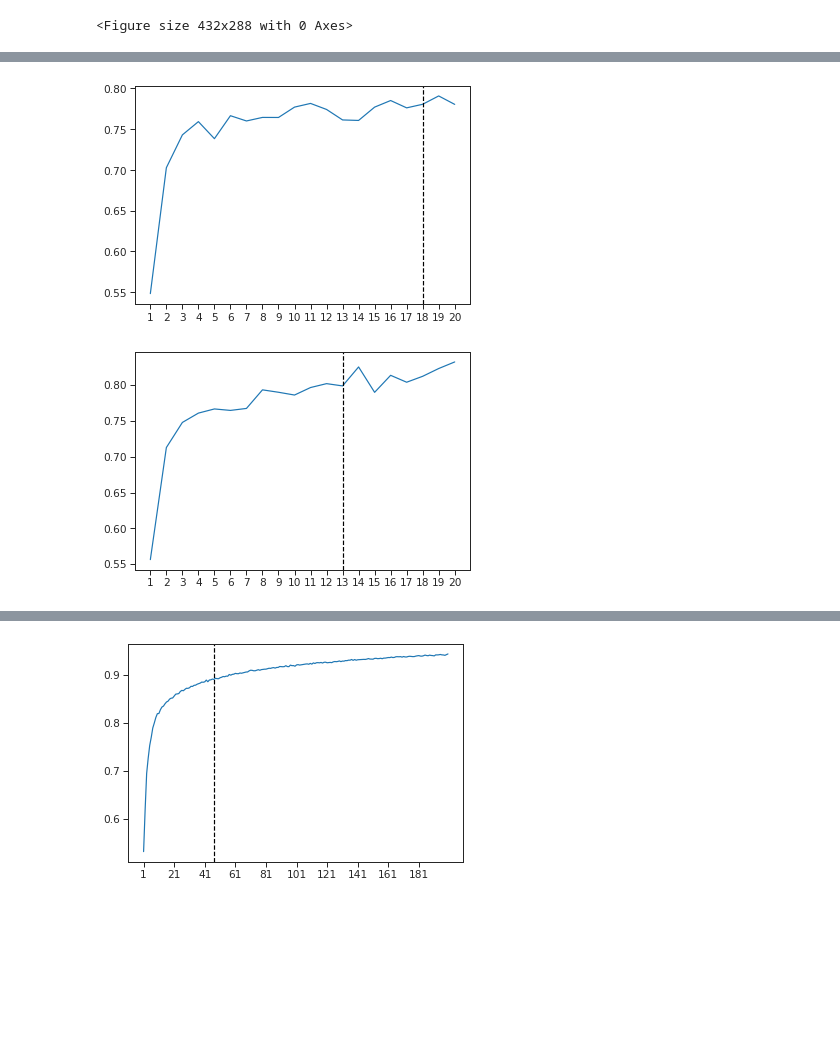
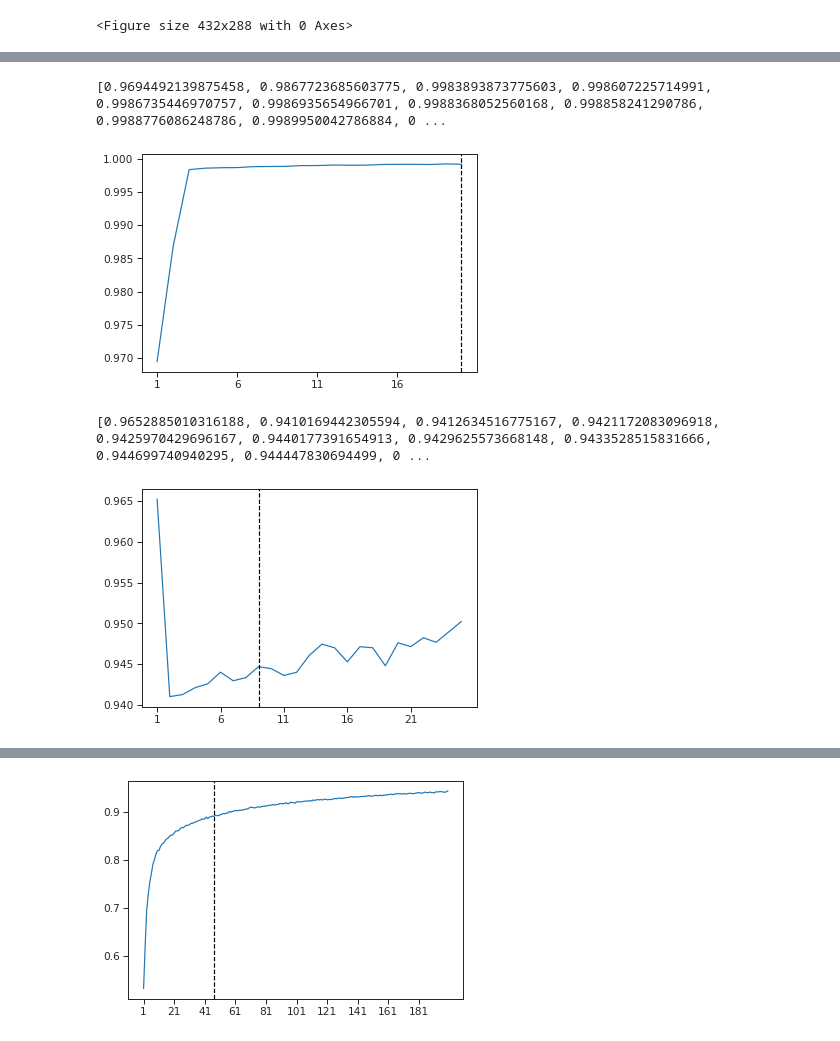
Before and after one commit to som-shahlab/CLMBR-contrastive-learning, a Jupyter notebook: experiments/main/notebooks/train_auroc.ipynb, the cells around one changed output, grey strips where cells are left out. Cells and saved outputs as stored; diff of their text form; code cells hidden in the pictures; blank space fills up the shorter version.

```diff
--- a/experiments/main/notebooks/train_auroc.ipynb
+++ b/experiments/main/notebooks/train_auroc.ipynb
@@ -158,32 +30,3 @@ dp_df['bin_logit'] = logits
-# %%
-clr_df = pd.read_csv(f'{model_path}/cl_ete/models/gru_sz_800_do_0.1_cd_0_dd_0_lr_0.01_l2_0.1_bs_1000_lr_1e-5_temp_0.01_pool_mean_rep/train_preds.csv')
-preds = list(clr_df['preds'])
-l = []
-for p in preds:
-    s = ' '.join(p.split())
-    s = s.replace('[ ','')
-    s = s.replace('[','')
-    s = s.replace('   ',' ')
-    s = s.replace('  ',' ')
-    s = s.replace(' ]','')
-    s = s.replace(']','')
-    s = s.replace('\n', '')
-    s = s.split(' ')
-    s = [float(x) for x in s]
-    l.append(softmax(s))
-clr_df['preds'] = l
-bin_lbls = []
-logits = []
-preds = list(clr_df['preds'])
-lbls = list(clr_df['labels'])
-
-for i, p in enumerate(preds):
-    logit = np.amax(p)
-    logits.append(logit)
-    lbl = np.argmax(p)
-    if lbl == lbls[i]:
-        bin_lbls.append(1)
-    else:
-        bin_lbls.append(0)
-clr_df['bin_lbl'] = bin_lbls
-clr_df['bin_logit'] = logits
+# %%
+tv_df = pd.read_csv(f'{model_path}/contrastive_learn/models/gru_sz_800_do_0.1_cd_0_dd_0_lr_0.001_l2_0.01/bs_1000_lr_1e-5_temp_0.01_pool_trivial/train_preds.csv')
+tv_df.head()
@@ -192,28 +72,32 @@ ocp_df = pd.read_csv(f'{model_path}/ocp/models/gru_sz_800_do_0.1_l2_0.1_lr_1e-5_
 # %%
 epochs = list(tv_df['epoch'].unique())
 auroc = []
 for e in epochs:
     df = tv_df.query('epoch == @e')
-    preds = list(df['bin_logit'])
-    lbls = list(df['bin_lbl'])
+    preds = list(df['preds'])
+    lbls = list(df['labels'])
     auroc.append(roc_auc_score(lbls,preds))
 sns.lineplot(list(np.arange(1,len(epochs)+1)),auroc)
-plt.xticks(list(np.arange(1, 21)))
-plt.axvline(x=18, ls='--', color='black')
+plt.xticks(list(np.arange(1, len(epochs)+1, 5)))
+plt.axvline(x=20, ls='--', color='black')
 plt.savefig('figures/trivial_train_auroc.png',bbox_inches='tight')
+print(auroc)
 # %% [output]
+[0.9694492139875458, 0.9867723685603775, 0.9983893873775603, 0.998607225714991, 0.9986735446970757, 0.9986935654966701, 0.9988368052560168, 0.998858241290786, 0.9988776086248786, 0.9989950042786884, 0 ...
-[figure, old version]
+[figure, new version]
 # %%
 epochs = list(rd_df['epoch'].unique())
 auroc = []
 for e in epochs:
     df = rd_df.query('epoch == @e')
-    preds = list(df['bin_logit'])
-    lbls = list(df['bin_lbl'])
+    preds = list(df['preds'])
+    lbls = list(df['labels'])
     auroc.append(roc_auc_score(lbls,preds))
 sns.lineplot(list(np.arange(1,len(epochs)+1)),auroc)
-plt.xticks(list(np.arange(1, 21)))
-plt.axvline(x=13, ls='--', color='black')
+plt.xticks(list(np.arange(1, len(epochs)+1, 5)))
+plt.axvline(x=9, ls='--', color='black')
 plt.savefig('figures/rand_day_train_auroc.png',bbox_inches='tight')
+print(auroc)
 # %% [output]
+[0.9652885010316188, 0.9410169442305594, 0.9412634516775167, 0.9421172083096918, 0.9425970429696167, 0.9440177391654913, 0.9429625573668148, 0.9433528515831666, 0.944699740940295, 0.944447830694499, 0 ...
-[figure, old version]
+[figure, new version]
```
Also changed, not shown: parts of 12 cells of this notebook, 6 other files.
